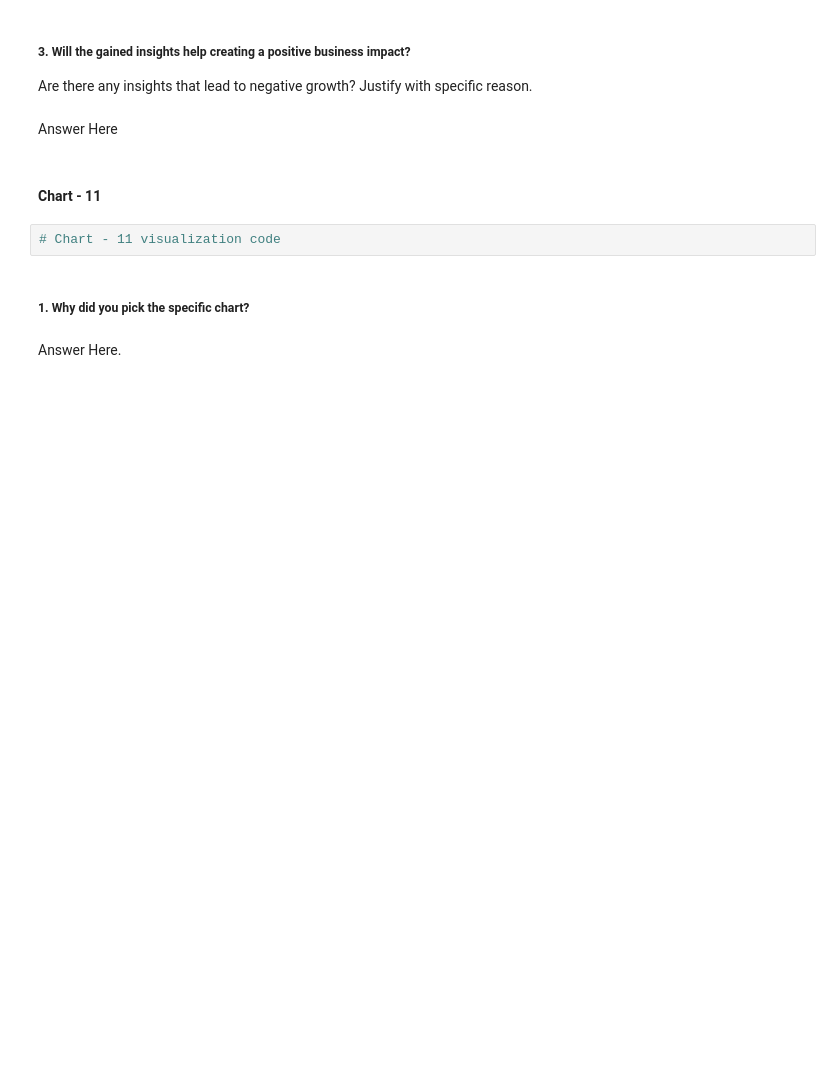
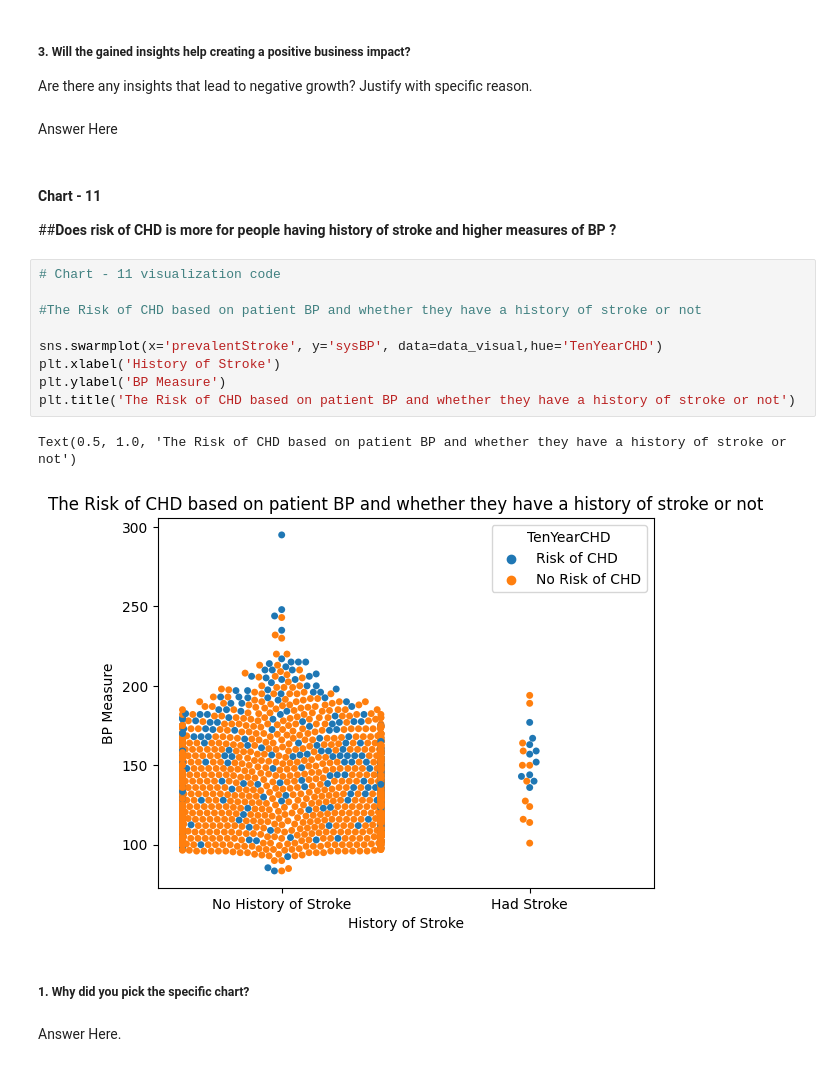
Before and after one commit to apurva-shrivastava/Cardiovascular-Risk-Prediction, a Jupyter notebook: Apurva_Shrivastava_Cardiovascular_Risk_Prediction.ipynb, the cells around one changed output. Drawn from its saved outputs; the diff is of its cells as text; blank space fills up the shorter version.

```diff
--- a/Apurva_Shrivastava_Cardiovascular_Risk_Prediction.ipynb
+++ b/Apurva_Shrivastava_Cardiovascular_Risk_Prediction.ipynb
@@ -600,10 +626,22 @@ Answer Here
 Are there any insights that lead to negative growth? Justify with specific reason.
 # %% [markdown]
 Answer Here
-# %% [markdown]
-#### Chart - 11
-# %%
-# Chart - 11 visualization code
+# %% [markdown]
+#### Chart - 11
+
+##**Does risk of CHD is more for people having history of stroke and higher measures of BP ?**
+# %%
+# Chart - 11 visualization code
+
+#The Risk of CHD based on patient BP and whether they have a history of stroke or not
+
+sns.swarmplot(x='prevalentStroke', y='sysBP', data=data_visual,hue='TenYearCHD')
+plt.xlabel('History of Stroke')
+plt.ylabel('BP Measure')
+plt.title('The Risk of CHD based on patient BP and whether they have a history of stroke or not')
+# %% [output]
+Text(0.5, 1.0, 'The Risk of CHD based on patient BP and whether they have a history of stroke or not')
+[figure, added]
 # %% [markdown]
 ##### 1. Why did you pick the specific chart?
 # %% [markdown]
```
Also changed, not shown: parts of 18 cells of this notebook.
